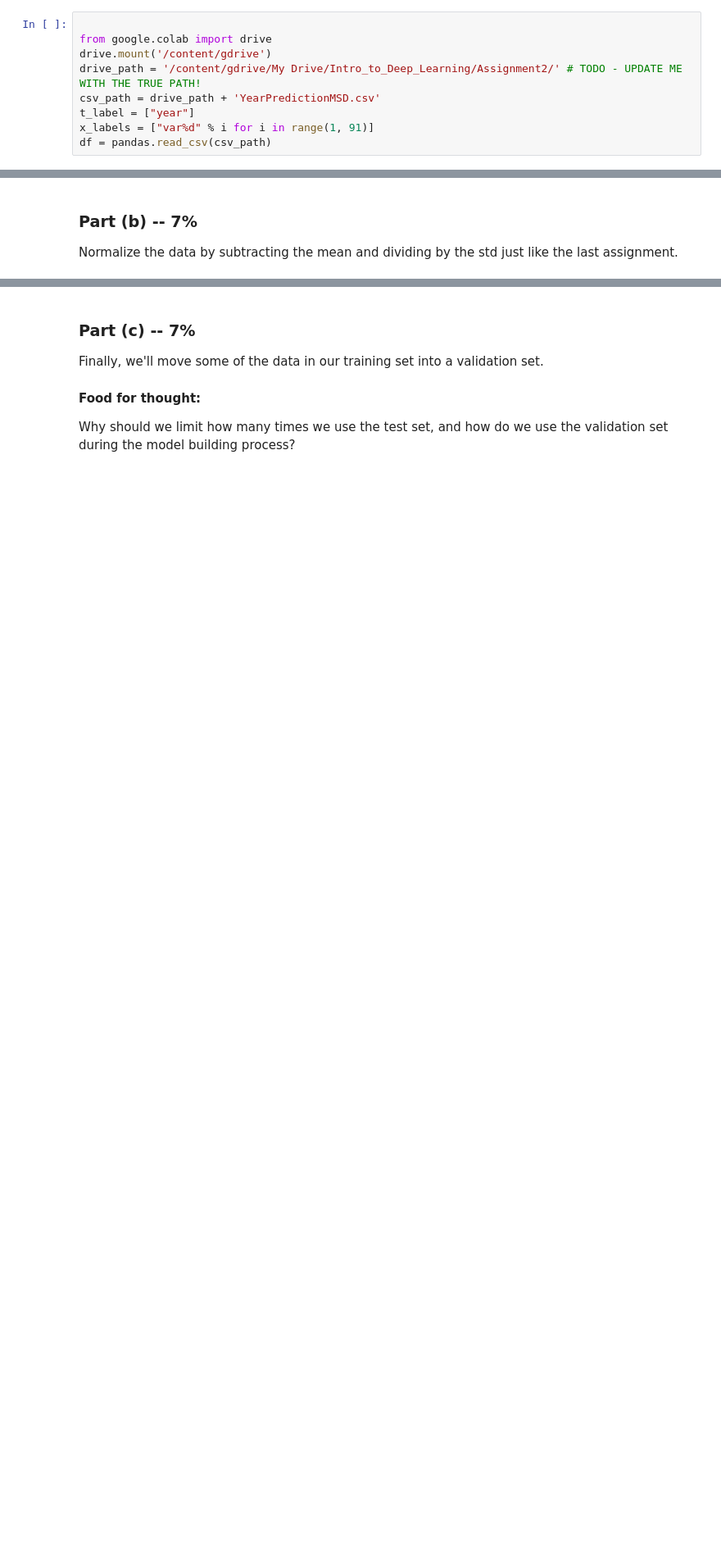
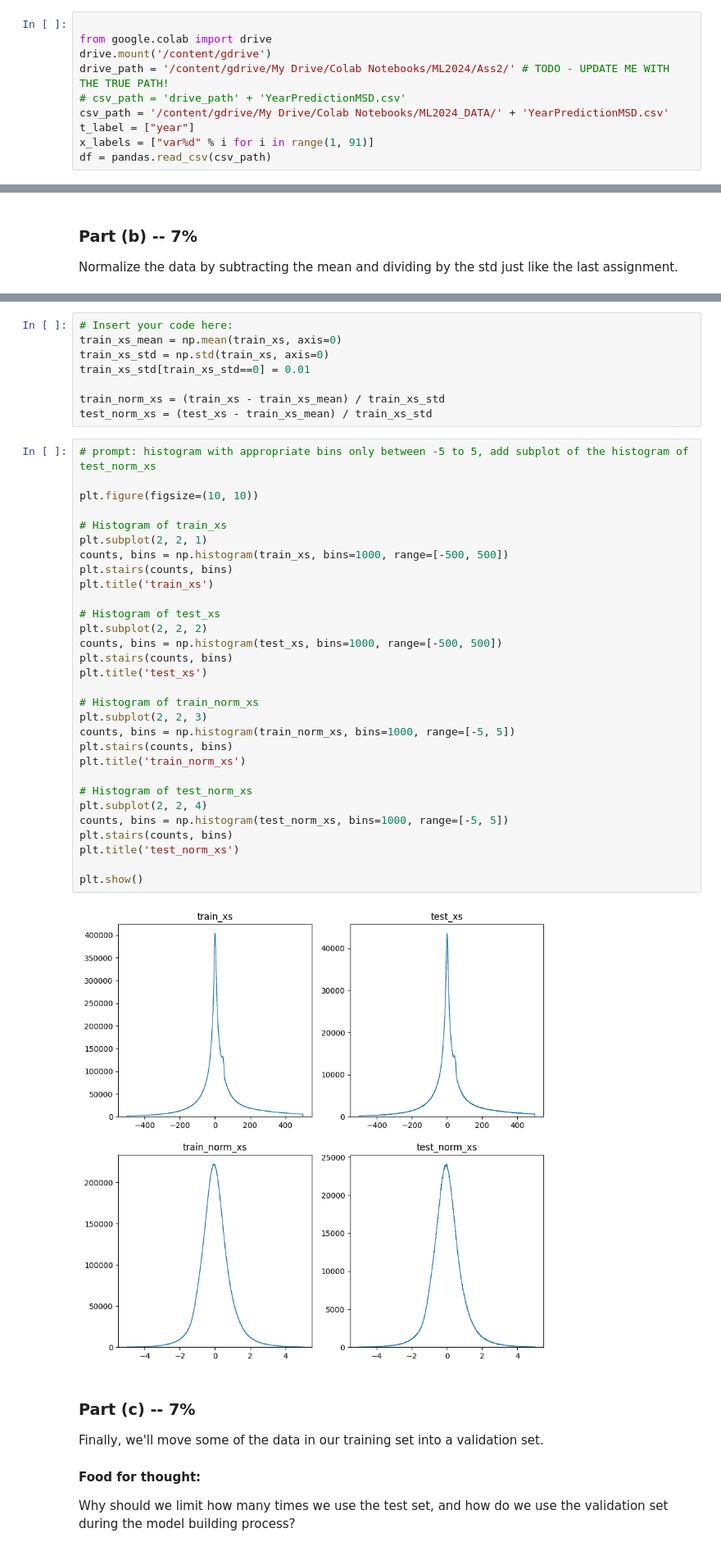
Before and after one commit to yanirMaymon/ML2024, a Jupyter notebook: Ass2/ML_DL_Assignment2.ipynb, the cells around one changed output, grey strips where cells are left out. Shown: that part at 82% size. Cells and saved outputs as stored; diff of their text form; blank space fills up the shorter version.

```diff
--- a/Ass2/ML_DL_Assignment2.ipynb
+++ b/Ass2/ML_DL_Assignment2.ipynb
@@ -41,8 +41,9 @@ Just like in the last assignment you should mount your google drive and make sur
 
 from google.colab import drive
 drive.mount('/content/gdrive')
-drive_path = '/content/gdrive/My Drive/Intro_to_Deep_Learning/Assignment2/' # TODO - UPDATE ME WITH THE TRUE PATH!
-csv_path = drive_path + 'YearPredictionMSD.csv'
+drive_path = '/content/gdrive/My Drive/Colab Notebooks/ML2024/Ass2/' # TODO - UPDATE ME WITH THE TRUE PATH!
+# csv_path = 'drive_path' + 'YearPredictionMSD.csv'
+csv_path = '/content/gdrive/My Drive/Colab Notebooks/ML2024_DATA/' + 'YearPredictionMSD.csv'
 t_label = ["year"]
 x_labels = ["var%d" % i for i in range(1, 91)]
 df = pandas.read_csv(csv_path)
@@ -88,3 +120,43 @@ test_norm_xs = ...
+# %%
+# Insert your code here:
+train_xs_mean = np.mean(train_xs, axis=0)
+train_xs_std = np.std(train_xs, axis=0)
+train_xs_std[train_xs_std==0] = 0.01
+
+train_norm_xs = (train_xs - train_xs_mean) / train_xs_std
+test_norm_xs = (test_xs - train_xs_mean) / train_xs_std
+# %%
+# prompt: histogram with appropriate bins only between -5 to 5, add subplot of the histogram of test_norm_xs
+
+plt.figure(figsize=(10, 10))
+
+# Histogram of train_xs
+plt.subplot(2, 2, 1)
+counts, bins = np.histogram(train_xs, bins=1000, range=[-500, 500])
+plt.stairs(counts, bins)
+plt.title('train_xs')
+
+# Histogram of test_xs
+plt.subplot(2, 2, 2)
+counts, bins = np.histogram(test_xs, bins=1000, range=[-500, 500])
+plt.stairs(counts, bins)
+plt.title('test_xs')
+
+# Histogram of train_norm_xs
+plt.subplot(2, 2, 3)
+counts, bins = np.histogram(train_norm_xs, bins=1000, range=[-5, 5])
+plt.stairs(counts, bins)
+plt.title('train_norm_xs')
+
+# Histogram of test_norm_xs
+plt.subplot(2, 2, 4)
+counts, bins = np.histogram(test_norm_xs, bins=1000, range=[-5, 5])
+plt.stairs(counts, bins)
+plt.title('test_norm_xs')
+
+plt.show()
+# %% [output]
+[figure, added]
 # %% [markdown]
 ### Part (c) -- 7%
 
```
Also changed, not shown: parts of 4 cells of this notebook.
